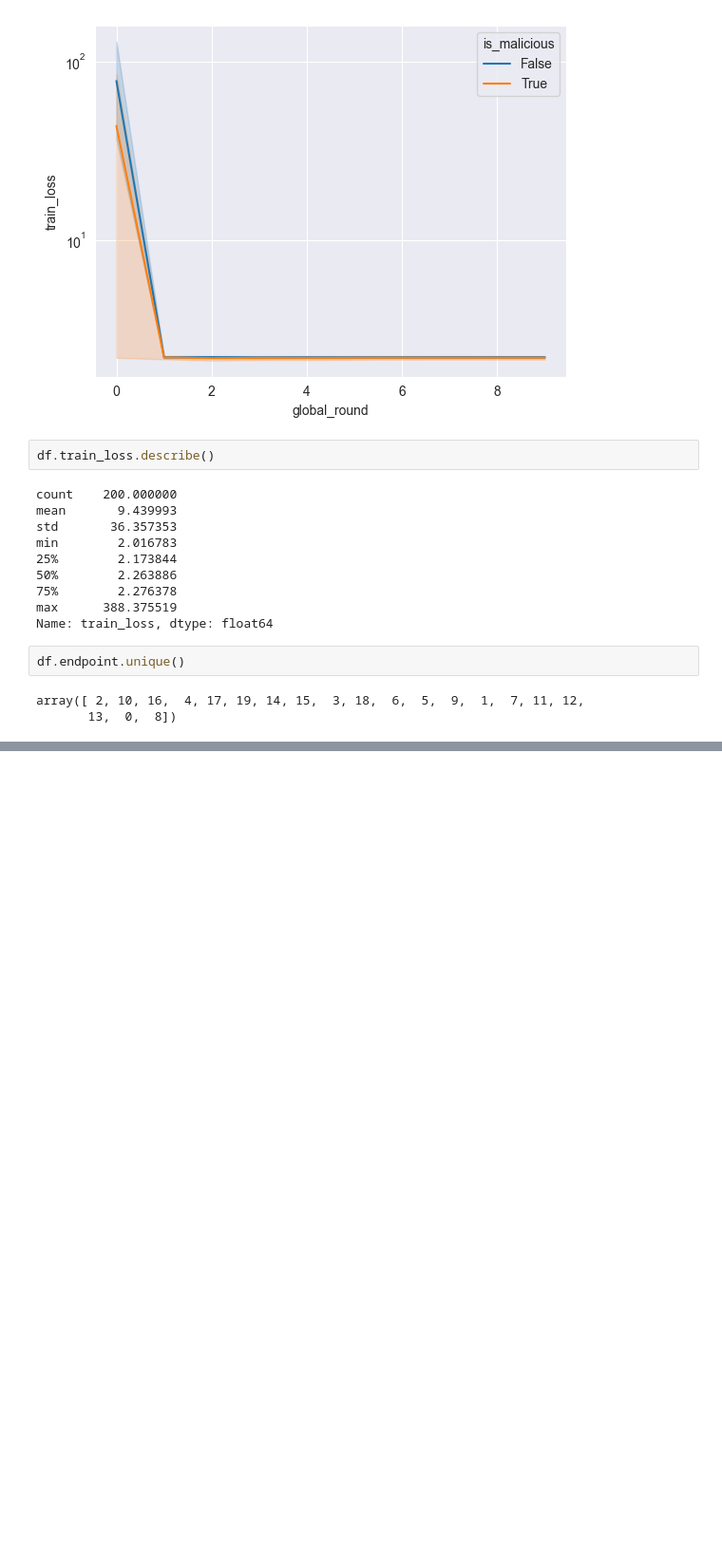
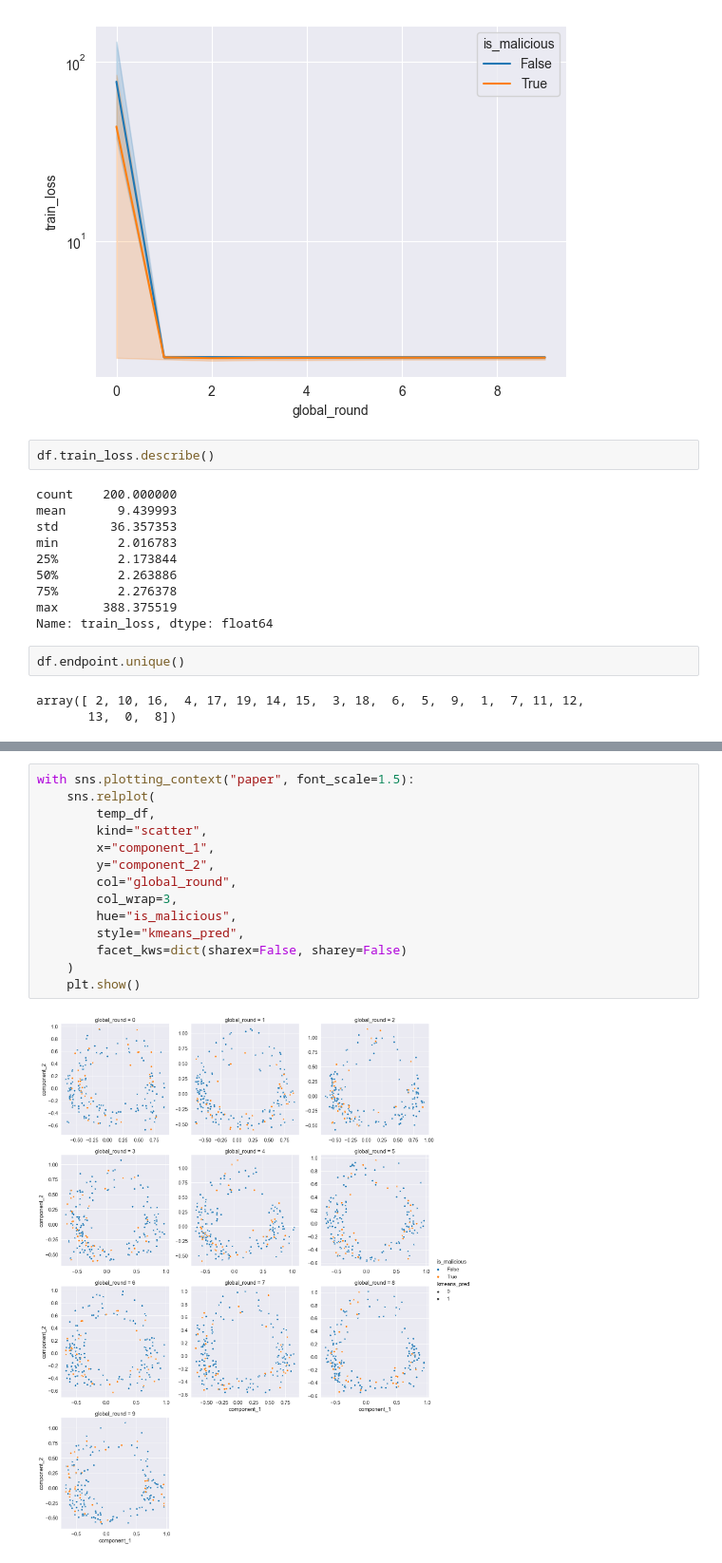
Before and after one commit to akathikar/Differential-Privacy-FL, a Jupyter notebook: notebooks/Experiment Plots.ipynb, the cells around one changed output, grey strips where cells are left out. Shown at 95% size. Drawn from its saved outputs; the diff is of its cells as text; blank space fills up the shorter version.

```diff
--- a/notebooks/Experiment Plots.ipynb
+++ b/notebooks/Experiment Plots.ipynb
@@ -77,0 +78,16 @@ plt.show()
+# %%
+with sns.plotting_context("paper", font_scale=1.5):
+    sns.relplot(
+        temp_df,
+        kind="scatter",
+        x="component_1",
+        y="component_2",
+        col="global_round",
+        col_wrap=3,
+        hue="is_malicious",
+        style="kmeans_pred",
+        facet_kws=dict(sharex=False, sharey=False)
+    )
+    plt.show()
+# %% [output]
+[figure, added]
```
Also changed, not shown: parts of 3 cells of this notebook, 3 other files.
